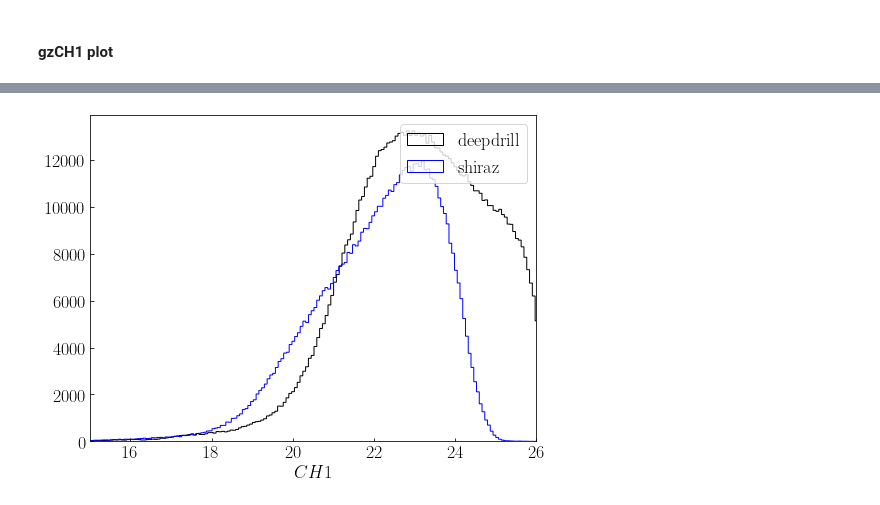
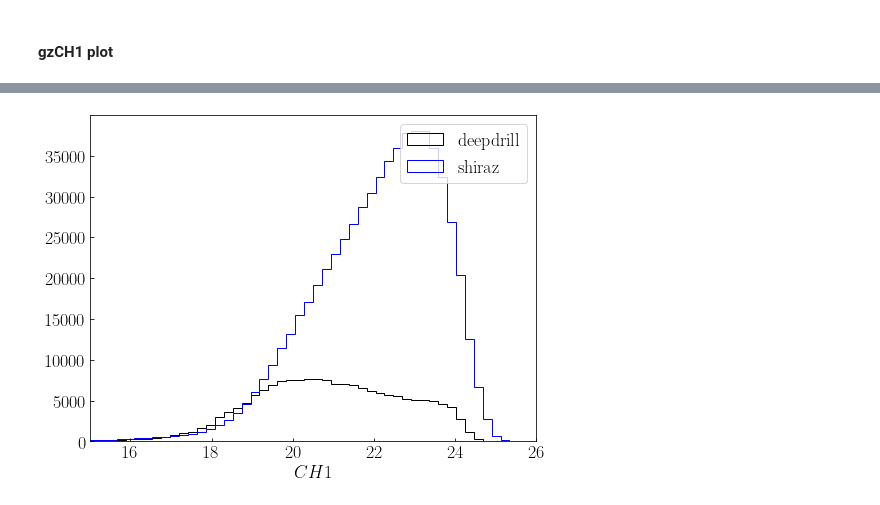
Before and after one commit to LejayChen/massive_gals, a Jupyter notebook: deepdrill_cats.ipynb, the cells around one changed output, grey strips where cells are left out. Cells and saved outputs as stored; diff of their text form; code cells hidden in the pictures.

```diff
--- a/deepdrill_cats.ipynb
+++ b/deepdrill_cats.ipynb
@@ -178,14 +183,19 @@ plt.show()
 # %%
-cat_deepdrill = Table.read('/Volumes/LejaySSD/deepdrill/deepdrill_xmm_20may17_chan1_cat_v2_mag.fits')
-cat_shiraz = Table.read('/Volumes/LejaySSD/SHIRAZ_catalogs/COSMOS_scosmos_ext_CH1_trim.fits')
+cat_deepdrill = Table.read('deepdrill/deepdrill_xmm_20may17_chan1_cat_v2_mag.fits')
+# cat_shiraz = Table.read('/Volumes/LejaySSD/SHIRAZ_catalogs/COSMOS_scosmos_ext_CH1_trim.fits')
+
+cat_deepdrill = cat_deepdrill[cat_deepdrill['ra']>34.2]
+cat_deepdrill = cat_deepdrill[cat_deepdrill['ra']<34.7]
+cat_deepdrill = cat_deepdrill[cat_deepdrill['dec']>-5.5]
+cat_deepdrill = cat_deepdrill[cat_deepdrill['dec']<-4.7]
 # %%
 fig, axs = plt.subplots(1, 1, figsize = (8, 6),sharex=True)
 
-plt.hist(cat_deepdrill['mag_auto_ch1']+2.5,bins='scott',color='k',histtype='step',label='deepdrill')
-plt.hist(cat_shiraz['MAG_AUTO_CH1'],color='b',bins='scott',histtype='step',label='shiraz')
+plt.hist(cat_deepdrill['mag_auto_ch1'],bins=50,color='k',range=(15,26),weights=4*np.ones(len(cat_deepdrill)),histtype='step',label='deepdrill')
+plt.hist(cat_shiraz['MAG_AUTO_CH1'],color='b',bins=50,range=(15,26),histtype='step',label='shiraz')
 plt.xlim(15,26)
 plt.xlabel('$CH1$',fontsize=18)
 plt.legend(fontsize=18)
 plt.show()
 # %% [output]
-[figure, old version]
+[figure, new version]
```
Also changed, not shown: parts of 9 cells of this notebook, 2 other files.
